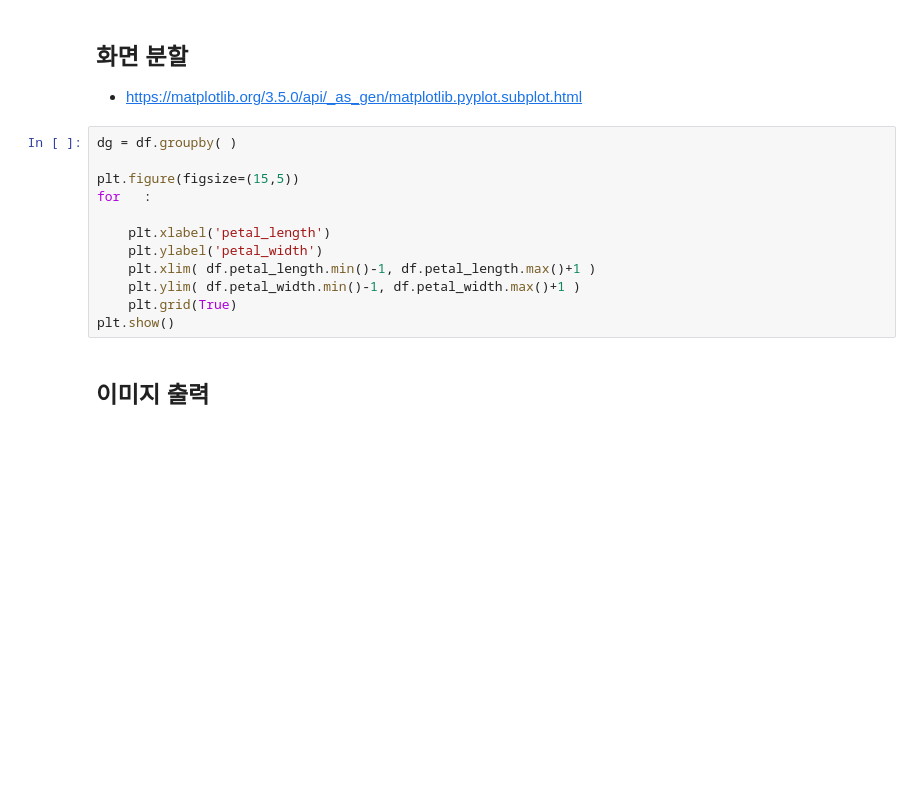
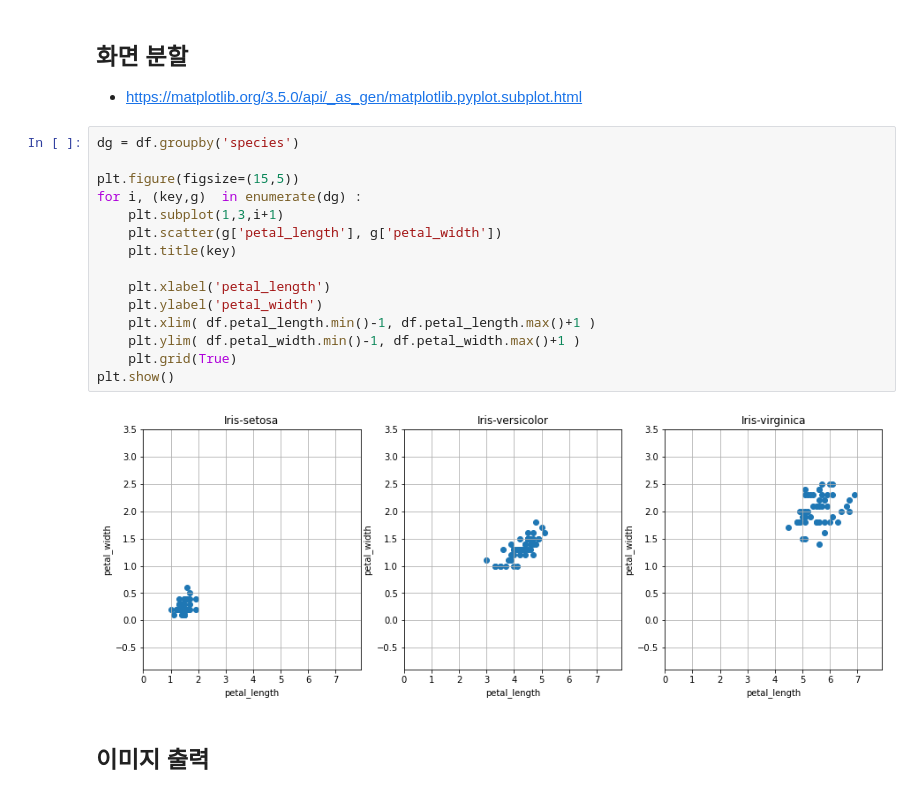
Before and after one commit to gymnopedy01/ictis-2023-ai, a Jupyter notebook: 다운로드/배포_시각화.ipynb, the cells around one changed output. Cells and saved outputs as stored; diff of their text form; blank space fills up the shorter version.

```diff
--- a/다운로드/배포_시각화.ipynb
+++ b/다운로드/배포_시각화.ipynb
@@ -208,17 +239,22 @@ plt.xlabel('petal_length')
  ## 화면 분할
  - https://matplotlib.org/3.5.0/api/_as_gen/matplotlib.pyplot.subplot.html
 # %%
-dg = df.groupby( )
+dg = df.groupby('species')
 
 plt.figure(figsize=(15,5))
-for   :
+for i, (key,g)  in enumerate(dg) :
+    plt.subplot(1,3,i+1)
+    plt.scatter(g['petal_length'], g['petal_width'])
+    plt.title(key)
 
     plt.xlabel('petal_length')
     plt.ylabel('petal_width')
     plt.xlim( df.petal_length.min()-1, df.petal_length.max()+1 )
     plt.ylim( df.petal_width.min()-1, df.petal_width.max()+1 )
     plt.grid(True)
 plt.show()
+# %% [output]
+[figure, added]
 # %% [markdown]
 ## 이미지 출력
 # %%
```
Also changed, not shown: parts of 61 cells of this notebook.
